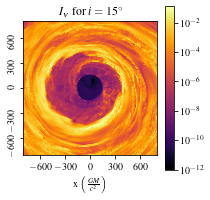
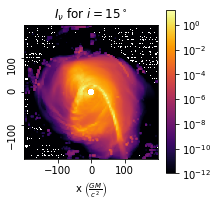
Code edit (unified diff) that turned the first committed figure into the second:
--- before
+++ after
@@ -4,15 +4,15 @@
 from mpl_toolkits.axes_grid1 import make_axes_locatable
 
-hf = np.load('../output/r1600_w800_pinhole_cbdisk_inc15.npz')
-im = ax.imshow(hf['I_nu'][10],cmap='inferno',origin='lower', norm=colors.LogNorm(vmin=minVal), extent=[-800,800,-800,800])
+hf = np.load('../output/r1200_pinhole_tde1335_inc15.npz')
+im = ax.imshow(hf['I_nu'][10],cmap='inferno',origin='lower', norm=colors.LogNorm(vmin=minVal), extent=[-200,200,-200,200])
 
 fig.colorbar(im)
 ax.set_title('$I_\\nu$ for $i = 15^\\circ$')
-ax.set_xticks([-600,-300,0,300,600])
-ax.set_yticks([-600,-300,0,300,600])
+ax.set_xticks([-100,0,100])
+ax.set_yticks([-100,0,100])
 ax.tick_params("y",rotation=90)
 ax.set_xlabel('x $\\left(\\frac{GM}{c^2}\\right)$')
 #circ = Circle((0, 0), 140, color='white', fill=True,alpha=0.5)
 #ax.add_patch(circ)
-fig.savefig('../plots/cbdisk_inc15_image.png', bbox_inches='tight', dpi=300)
+fig.savefig('../plots/tde1335_inc15_image.png', bbox_inches='tight', dpi=300)
 plt.show()

Commit: still broken opacities